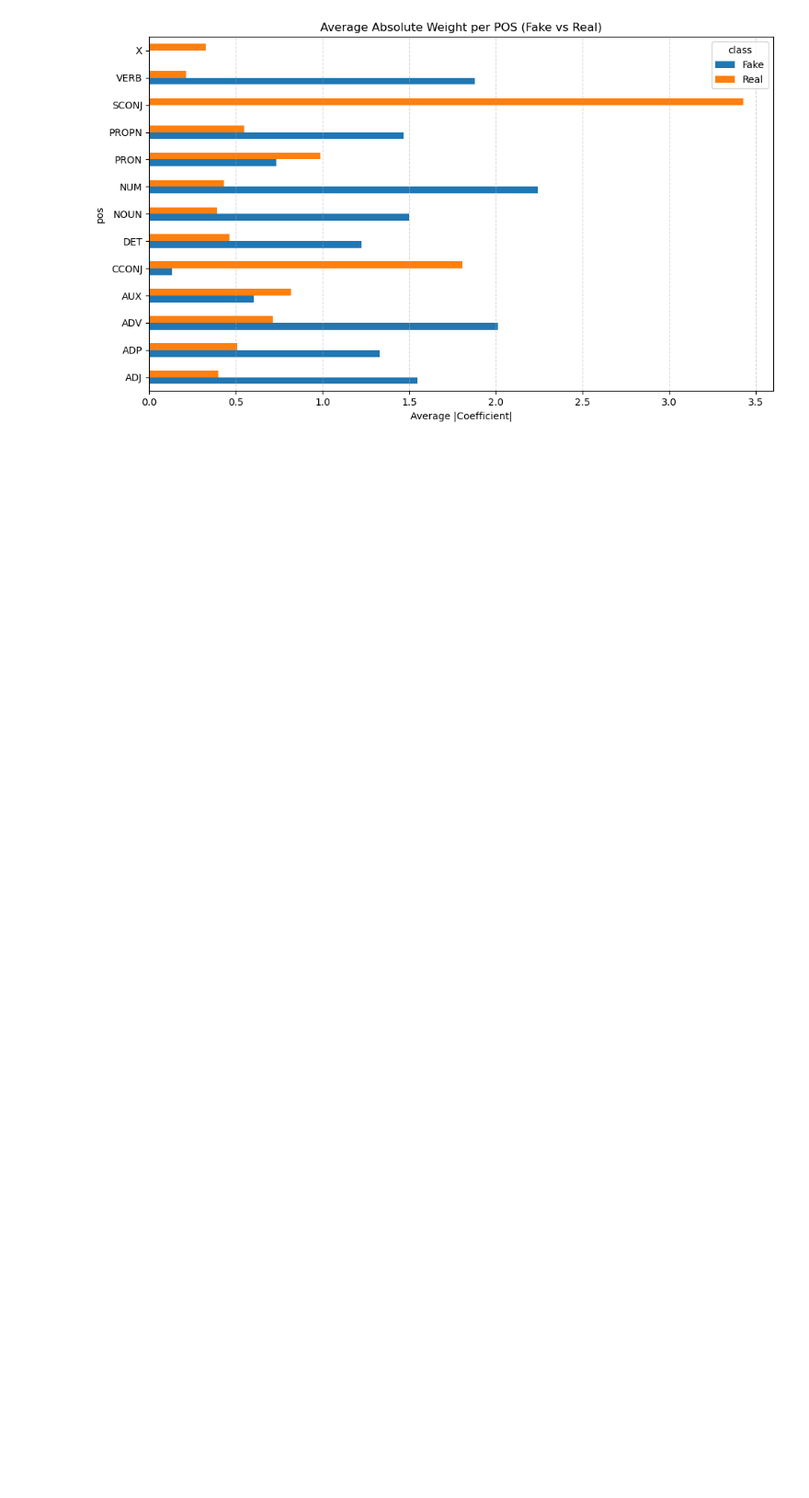
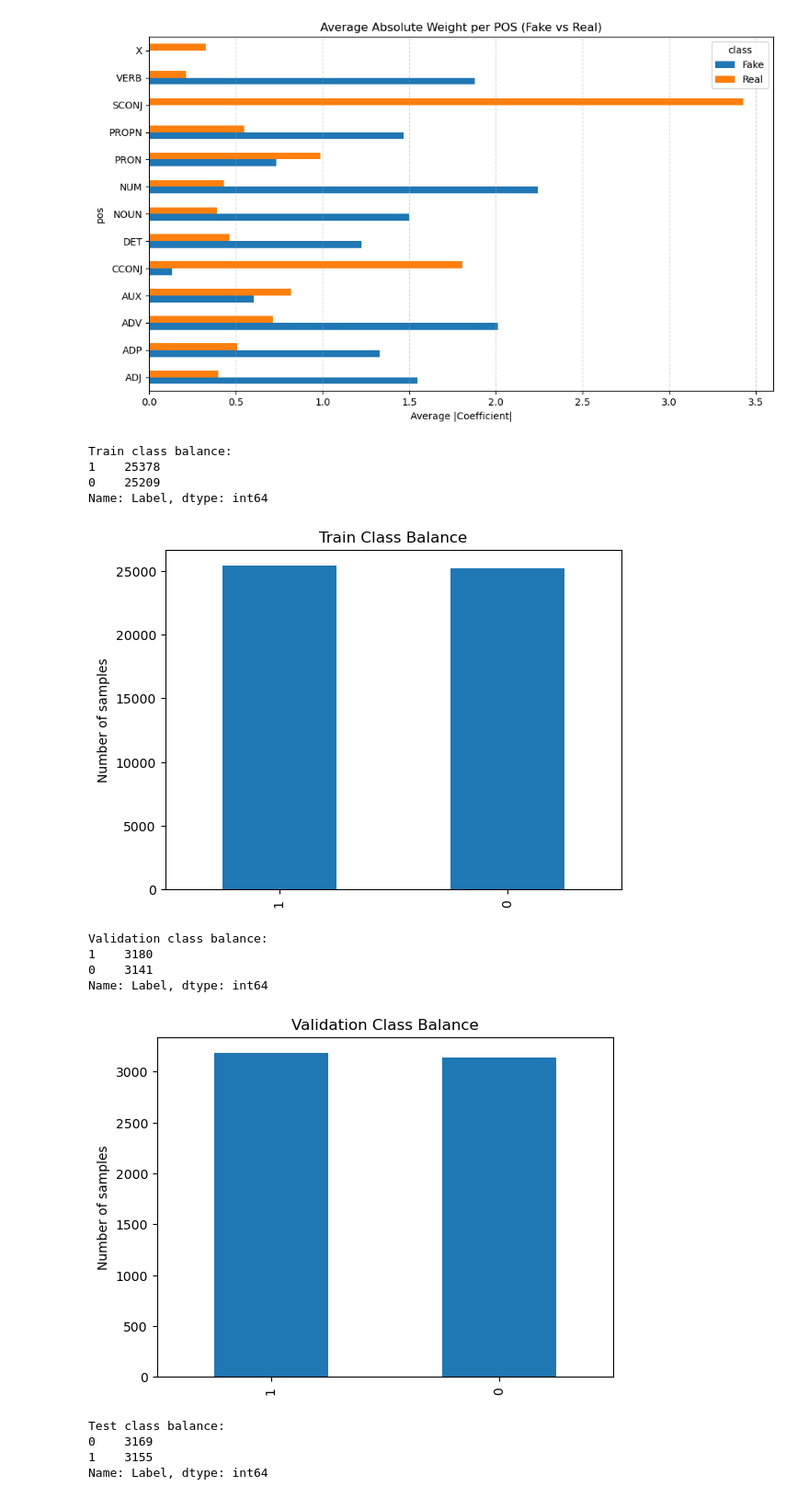
Before and after one commit to DuarteCruz6/MLChallenge-2526, a Jupyter notebook: presentation/notebooks/other_stuff/extra_graphs.ipynb, the cells around one changed output. Shown at 92% size. Drawn from its saved outputs; the diff is of its cells as text; code cells hidden in the pictures; blank space fills up the shorter version.

Commit message:
extra graphs

```diff
--- a/presentation/notebooks/other_stuff/extra_graphs.ipynb
+++ b/presentation/notebooks/other_stuff/extra_graphs.ipynb
@@ -138,3 +138,29 @@ plt.tight_layout()
 plt.show()
 # %% [output]
 [figure]
+# %%
+def check_balance(df, name="Dataset"):
+    counts = df['Label'].value_counts()
+    print(f"{name} class balance:\n{counts}\n")
+    counts.plot(kind='bar', title=f"{name} Class Balance")
+    plt.ylabel("Number of samples")
+    plt.show()
+
+check_balance(train, "Train")
+check_balance(val, "Validation")
+check_balance(test, "Test")
+# %% [output]
+Train class balance:
+1    25378
+0    25209
+Name: Label, dtype: int64
+[figure, added]
+Validation class balance:
+1    3180
+0    3141
+Name: Label, dtype: int64
+[figure, added]
+Test class balance:
+0    3169
+1    3155
+Name: Label, dtype: int64
```
Also changed, not shown: parts of 5 cells of this notebook.
